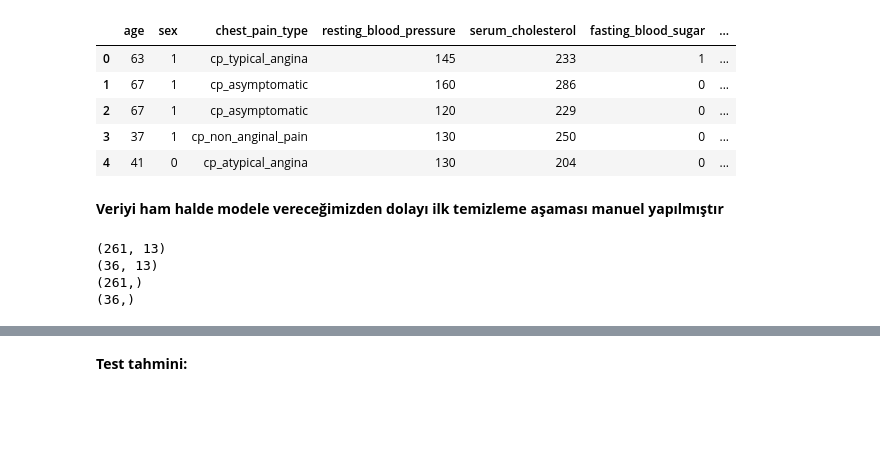
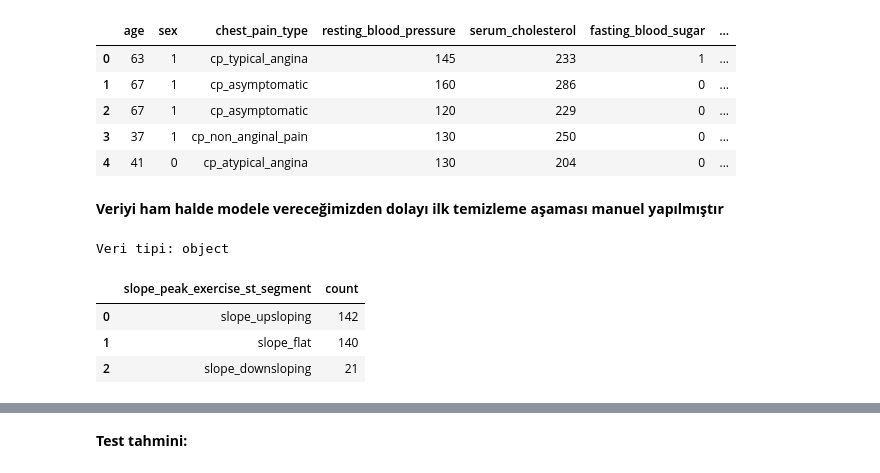
Before and after one commit to kanitvural/heart_disease_project, a Jupyter notebook: hearth_disease_project.ipynb, the cells around one changed output, grey strips where cells are left out. Drawn from its saved outputs; the diff is of its cells as text; code cells hidden in the pictures; blank space fills up the shorter version.

```diff
--- a/hearth_disease_project.ipynb
+++ b/hearth_disease_project.ipynb
@@ -1941,6 +1892,14 @@ df.head()
 | 4 | 41 | 0 | cp_atypical_angina | 130 | 204 | 0 | ... |
 # %% [markdown]
 **Veriyi ham halde modele vereceğimizden dolayı ilk temizleme aşaması manuel yapılmıştır**
+# %%
+describe_categorical_feature(df,"slope_peak_exercise_st_segment")
+# %% [output]
+Veri tipi: object
+|  | slope_peak_exercise_st_segment | count |
+| 0 | slope_upsloping | 142 |
+| 1 | slope_flat | 140 |
+| 2 | slope_downsloping | 21 |
 # %%
 df.dropna(inplace=True)
 # %%
@@ -1951,13 +1910,3 @@ X_train, X_test, y_train, y_test = train_test_split(X, y, test_size=0.12, random
-# %%
-print(X_train.shape)
-print(X_test.shape)
-print(y_train.shape)
-print(y_test.shape)
-# %% [output]
-(261, 13)
-(36, 13)
-(261,)
-(36,)
 # %%
 train_and_log_model(X_train, y_train)
 # %% [output]
```
Also changed, not shown: parts of 14 cells of this notebook, 1 other file.
